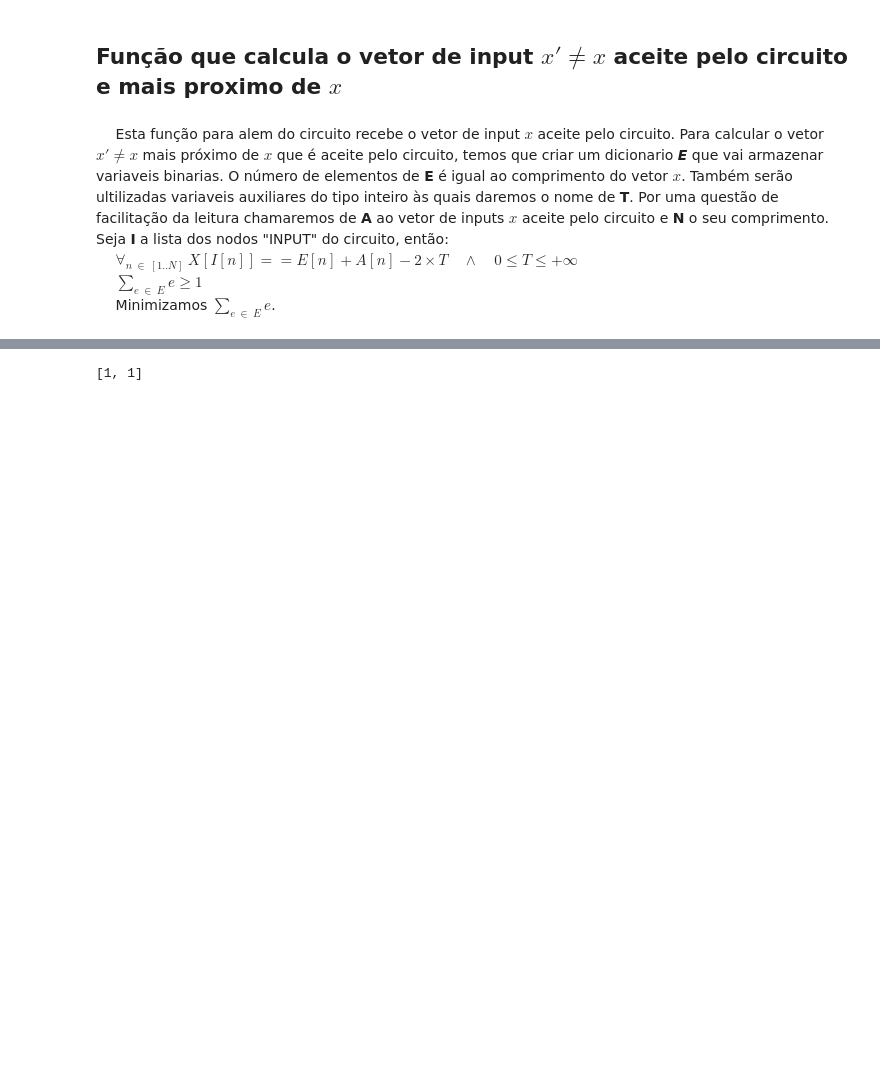
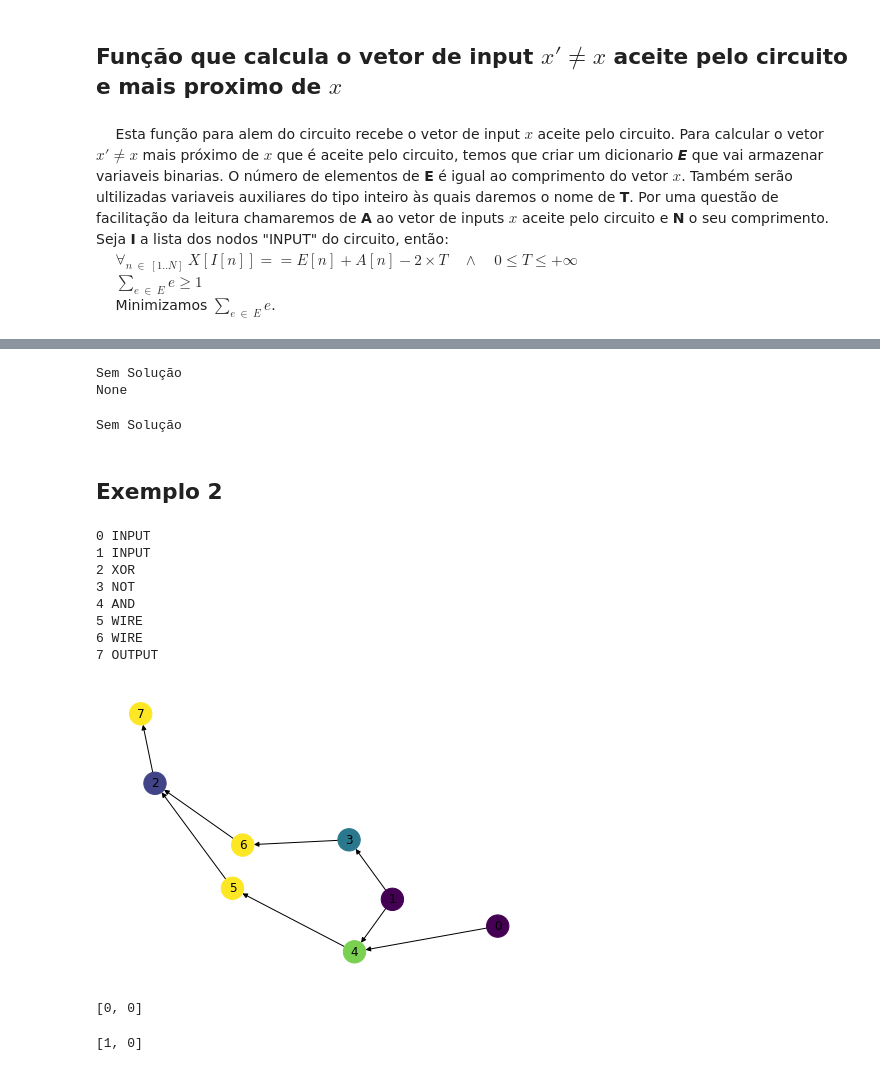
Before and after one commit to zoisper/LC-Projeto, a Jupyter notebook: 2/Circuito.ipynb, the cells around one changed output, grey strips where cells are left out. Saved outputs shown, nothing was run; the diff lists cells and outputs as text; code cells hidden in the pictures; blank space fills up the shorter version.

```diff
--- a/2/Circuito.ipynb
+++ b/2/Circuito.ipynb
@@ -277,4 +277,36 @@ def next_solution(G,S):
+# %%
+S1 = calculate_input(G1)
+print(S1)
+# %% [output]
+Sem Solução
+None
 # %%
-next_solution(G,S)
+next_solution(G1,S1)
 # %% [output]
-[1, 1]
+Sem Solução
+# %% [markdown]
+## Exemplo 2
+# %%
+G2 = circuit_generator(2,0.4)
+nx.draw(G2, with_labels = True, node_size=500, node_color=[G2.nodes[n]['color'] for n in G2])
+for g in G2:
+    print(g,G2.nodes[g]['type'])
+# %% [output]
+0 INPUT
+1 INPUT
+2 XOR
+3 NOT
+4 AND
+5 WIRE
+6 WIRE
+7 OUTPUT
+[figure, added]
+# %%
+S2 = calculate_input(G2)
+print(S2)
+# %% [output]
+[0, 0]
+# %%
+next_solution(G2,S2)
+# %% [output]
+[1, 0]
```
Also changed, not shown: parts of 9 cells of this notebook.
